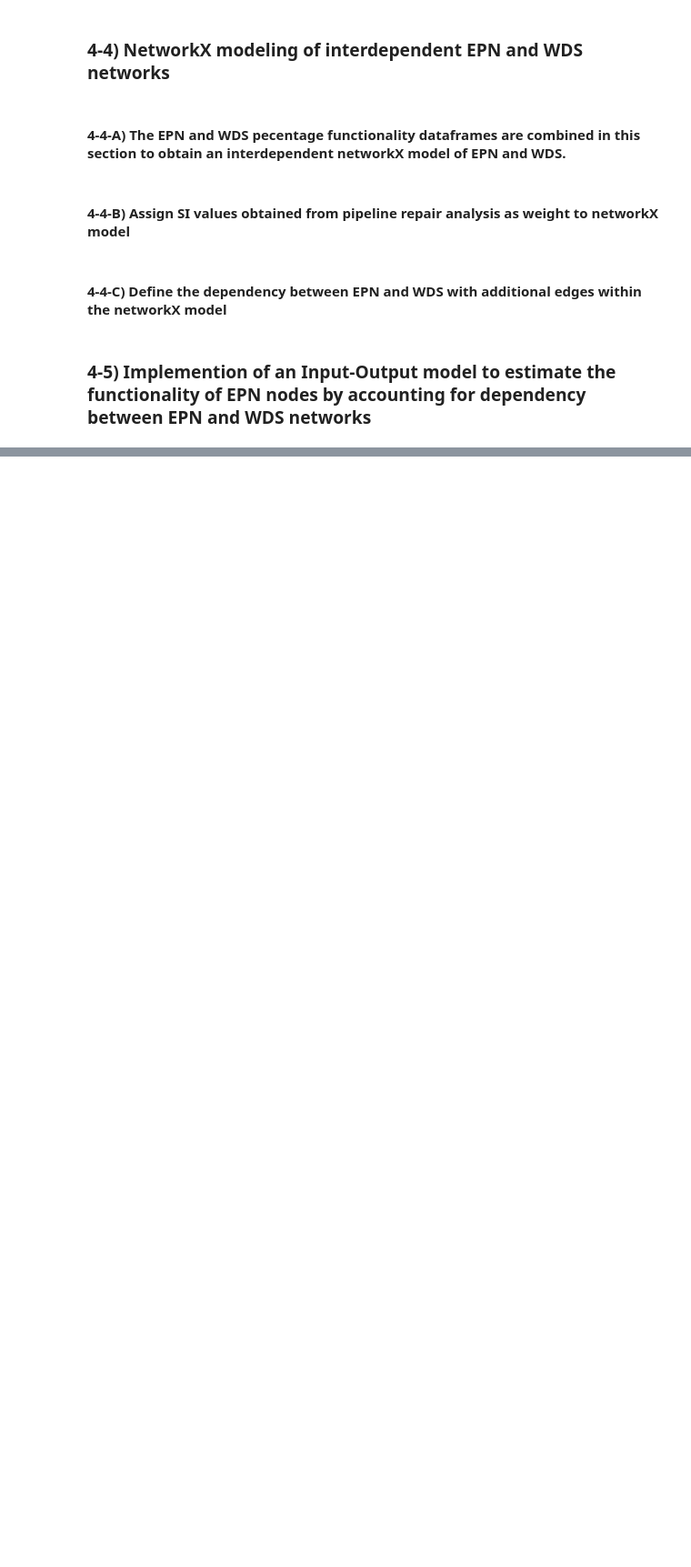
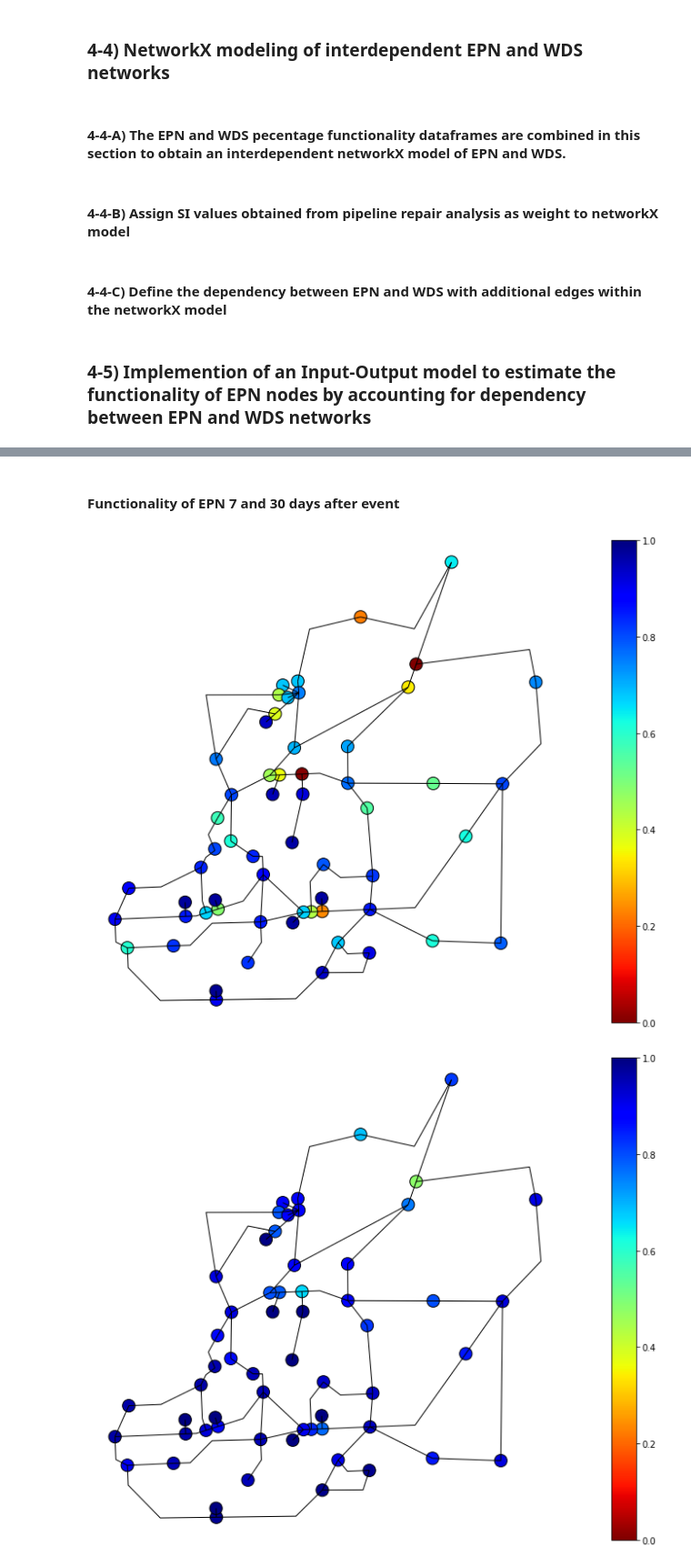
Before and after one commit to IN-CORE/incore-docs, a Jupyter notebook: manual_jb/content/notebooks/MMSA_testbed/MMSA_Seismic_Functionality_and_Restoration_Analysis_for_Interdependent_Buildings-Water-Power_using_Restoration_Curves.ipynb, the cells around one changed output, grey strips where cells are left out. Shown at 91% size. Cells and saved outputs as stored; diff of their text form; code cells hidden in the pictures; blank space fills up the shorter version.

```diff
--- a/manual_jb/content/notebooks/MMSA_testbed/MMSA_Seismic_Functionality_and_Restoration_Analysis_for_Interdependent_Buildings-Water-Power_using_Restoration_Curves.ipynb
+++ b/manual_jb/content/notebooks/MMSA_testbed/MMSA_Seismic_Functionality_and_Restoration_Analysis_for_Interdependent_Buildings-Water-Power_using_Restoration_Curves.ipynb
@@ -767,0 +1012,21 @@ for i, j in zip(origin_WDS,destination_EPN):
+# %%
+# Obtain percent functionality estimates days after the event by running the input-output model
+for idx in [1,3,7,30,90]:
+    day = str(idx)
+
+    from numpy.linalg import inv
+    M = nx.adjacency_matrix(G_EPN_WDS_Full).todense()
+
+    u = 1-df_functionality_nodes['functionality'+day]
+    u = u.to_numpy()
+
+    I = np.identity(len(u))
+
+    q = np.dot(np.linalg.inv(I-M.T),u).tolist()[0]
+
+    funct = [0 if i >=1 else 1-i for i in q]
+    df_functionality_nodes['func_cascading'+ day] = funct
+# %%
+# update the column attribute for substations to 'sugid'
+df_functionality_nodes = df_EPNnodes[['guid','geometry']].merge(df_functionality_nodes, on = 'guid', how = 'left').rename(columns={'guid': 'sguid'})
+df_functionality_nodes.head()
@@ -767,0 +1040,14 @@ for i, j in zip(origin_WDS,destination_EPN):
+# %% [markdown]
+#### Functionality of EPN 7 and 30 days after event
+# %%
+day = '7'
+ax = df_functionality_nodes.query('nodenwid>100').plot(figsize=(20, 10),column='func_cascading'+ day, markersize=200, edgecolor='k', alpha=1, legend=True, cmap='jet_r',  vmin=0, vmax=1)
+df_EPNlinks.plot(ax=ax,color='k', alpha=1, linewidths=1., vmin=0, vmax=1)
+ax.set_axis_off()
+day = '30'
+ax = df_functionality_nodes.query('nodenwid>100').plot(figsize=(20, 10),column='func_cascading'+ day, markersize=200, edgecolor='k', alpha=1, legend=True, cmap='jet_r',  vmin=0, vmax=1)
+df_EPNlinks.plot(ax=ax,color='k', alpha=1, linewidths=1., vmin=0, vmax=1)
+ax.set_axis_off()
+# %% [output]
+[figure, added]
+[figure, added]
```
Also changed, not shown: parts of 67 cells of this notebook, 1 other file.
